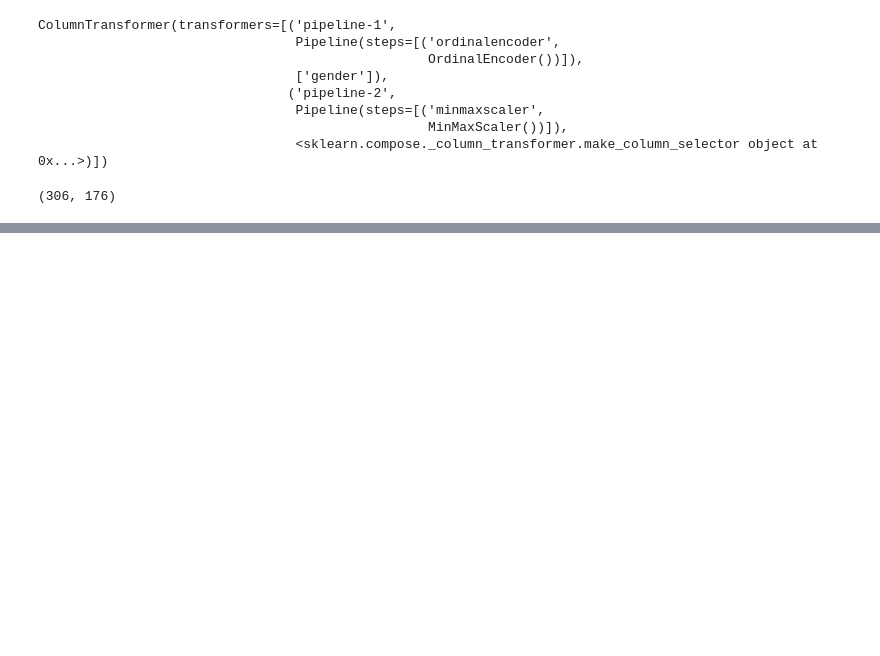
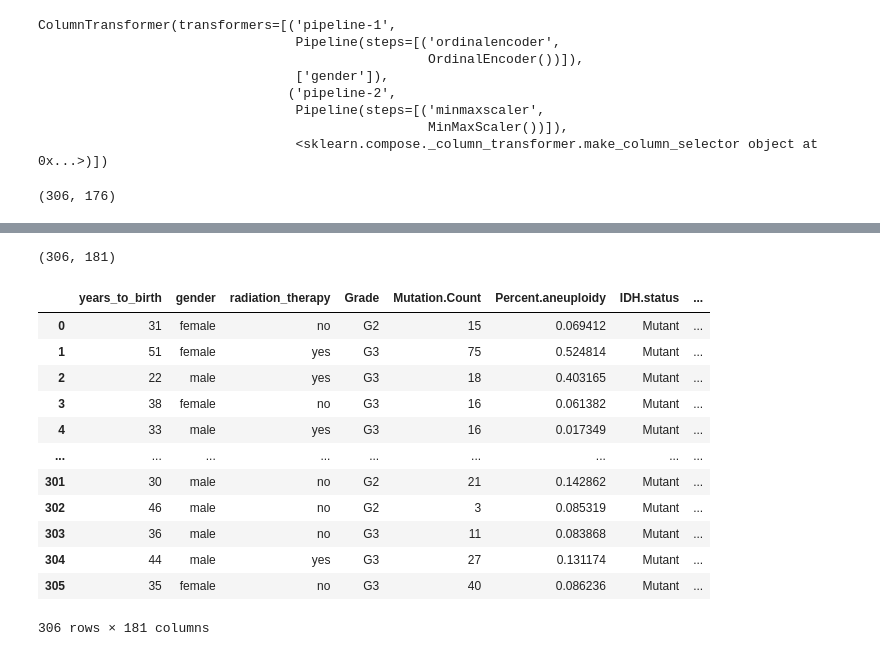
Before and after one commit to Klara-haas/brain_proteomics, a Jupyter notebook: data_preproc/data_preproc.ipynb, the cells around one changed output, grey strips where cells are left out. Cells and saved outputs as stored; diff of their text form; code cells hidden in the pictures; blank space fills up the shorter version.

Commit message:
added function to preprocess all relevant features

```diff
--- a/data_preproc/data_preproc.ipynb
+++ b/data_preproc/data_preproc.ipynb
@@ -253,0 +275,22 @@ proteins =
+# %%
+X_preproc_all = preproc_all.fit_transform(prot_all)
+X_preproc_all.shape
+# %% [output]
+(306, 181)
+# %%
+prot_all = data.drop(['Case', 'histological_type', 'race', 'ethnicity','outcome'], axis = 1)
+prot_all
+# %% [output]
+|  | years_to_birth | gender | radiation_therapy | Grade | Mutation.Count | Percent.aneuploidy | IDH.status | ... |
+| 0 | 31 | female | no | G2 | 15 | 0.069412 | Mutant | ... |
+| 1 | 51 | female | yes | G3 | 75 | 0.524814 | Mutant | ... |
+| 2 | 22 | male | yes | G3 | 18 | 0.403165 | Mutant | ... |
+| 3 | 38 | female | no | G3 | 16 | 0.061382 | Mutant | ... |
+| 4 | 33 | male | yes | G3 | 16 | 0.017349 | Mutant | ... |
+| ... | ... | ... | ... | ... | ... | ... | ... | ... |
+| 301 | 30 | male | no | G2 | 21 | 0.142862 | Mutant | ... |
+| 302 | 46 | male | no | G2 | 3 | 0.085319 | Mutant | ... |
+| 303 | 36 | male | no | G3 | 11 | 0.083868 | Mutant | ... |
+| 304 | 44 | male | yes | G3 | 27 | 0.131174 | Mutant | ... |
+| 305 | 35 | female | no | G3 | 40 | 0.086236 | Mutant | ... |
+306 rows × 181 columns
```
Also changed, not shown: parts of 3 cells of this notebook, 2 other files.
